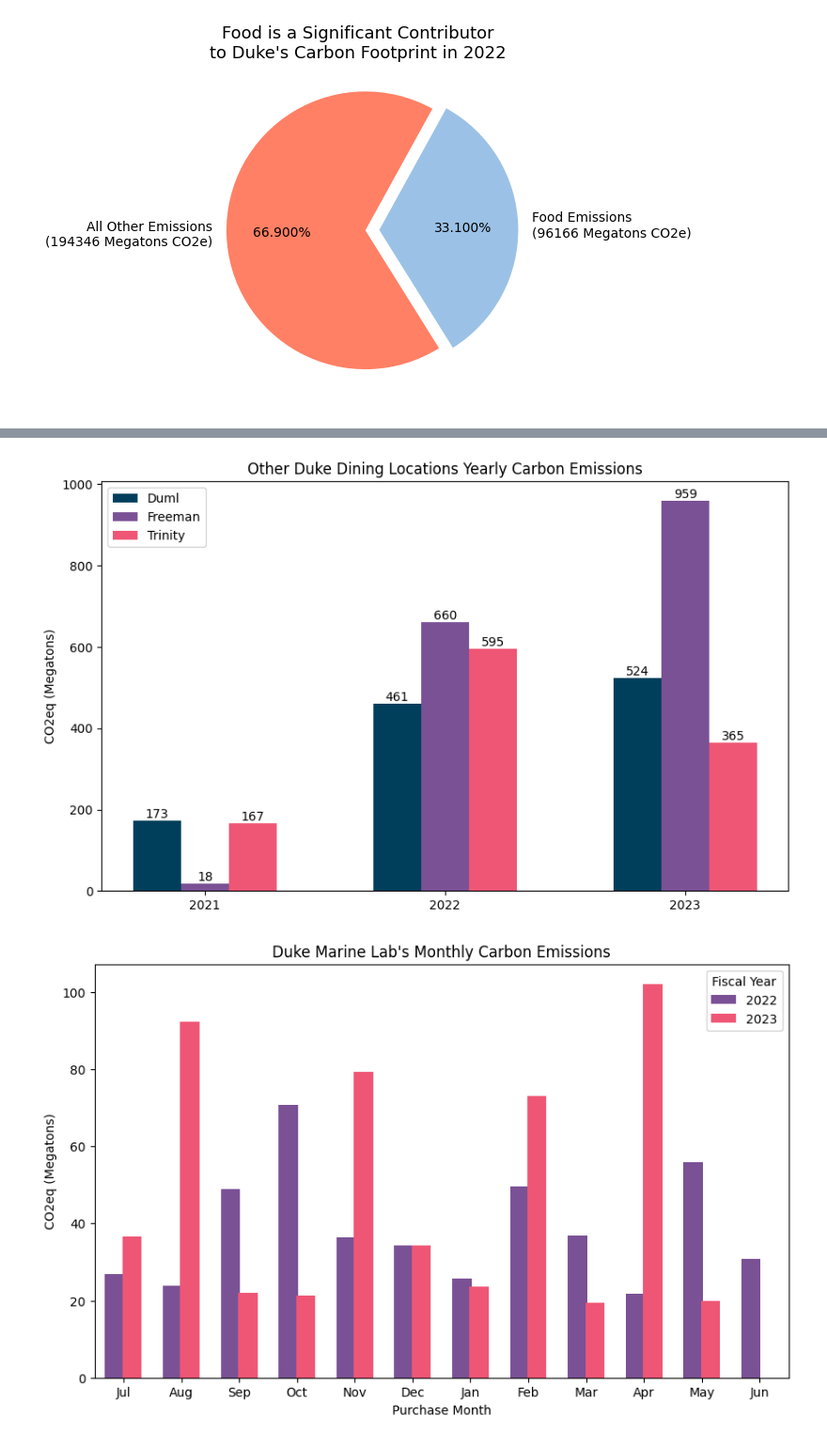
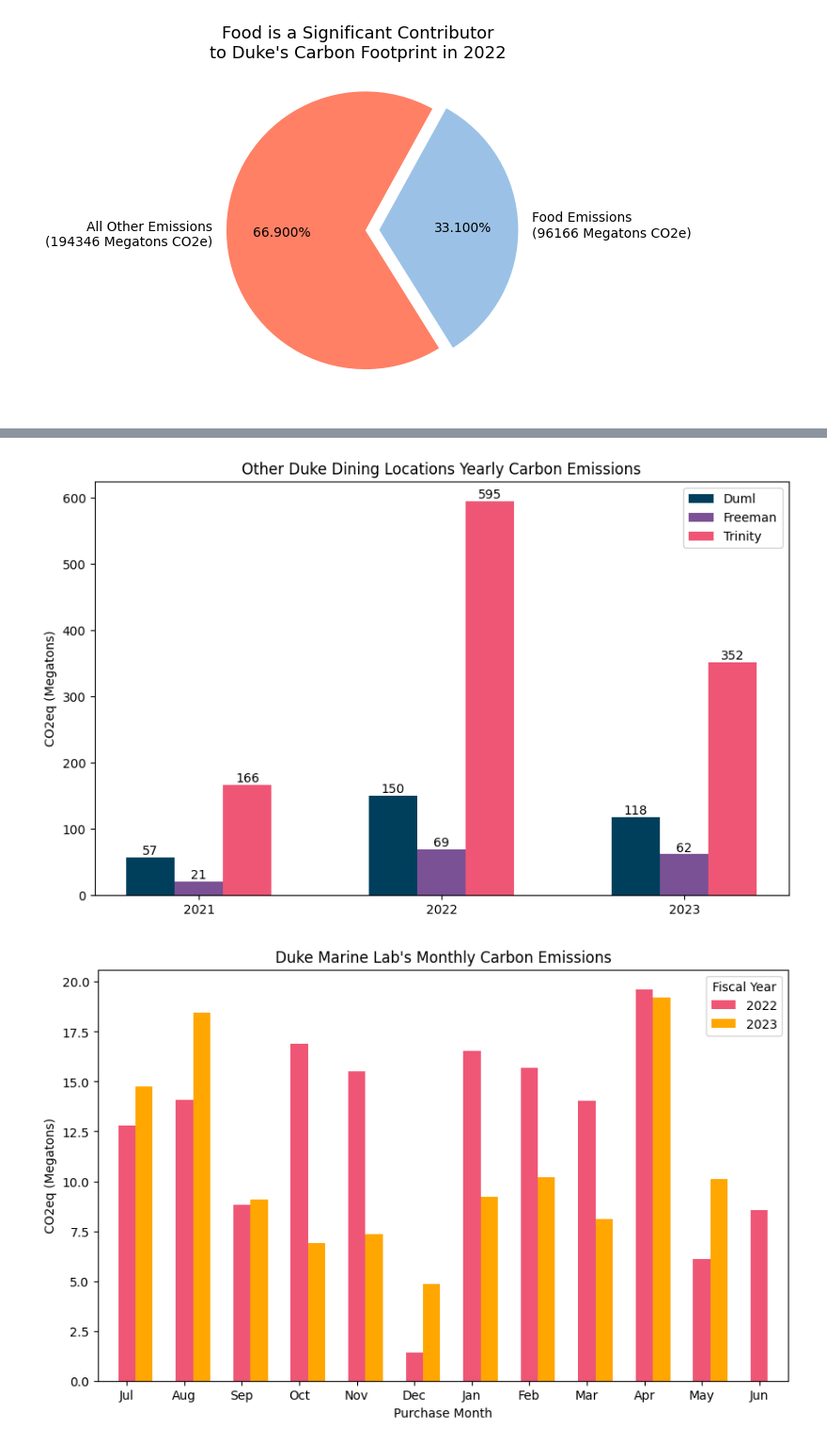
Before and after one commit to ethansong206/Climate-Plus-Project, a Jupyter notebook: DataCleaning.ipynb, the cells around one changed output, grey strips where cells are left out. Shown: that part at 94% size. Cells and saved outputs as stored; diff of their text form; code cells hidden in the pictures.

```diff
--- a/DataCleaning.ipynb
+++ b/DataCleaning.ipynb
@@ -184,3 +184,11 @@ DDReduced = DDReduced[DDReduced['Receive Quantity'] != 0] #get rid of any rows t
 DDReduced['Total Amount'] = DDReduced['Total Amount'].replace({'/' : '*'}, regex = True)
 DDReduced['Total Amount'] = DDReduced.apply(lambda d: eval(d['Total Amount']), axis = 1)
 DDReduced['Total Amount'] = DDReduced['Total Amount'].astype(float) * DDReduced['Receive Quantity'].astype(float)
+
+RQ_whole_number = DDReduced['Receive Quantity'] % 1 == 0
+DDReduced.loc[~RQ_whole_number, 'Total Amount'] = DDReduced.loc[~RQ_whole_number, 'Receive Quantity']
+
+purchase_too_large = (DDReduced['Total Amount'] > 700) & (DDReduced['Unit'] == 'LB')
+DDReduced.loc[purchase_too_large, 'Total Amount'] = DDReduced.loc[purchase_too_large, 'Receive Quantity']
+
+print(DDReduced.head())
@@ -317,6 +348,8 @@ Come back later and try this, too difficult for now
 # %%
 #@title Copy manually labeled data
 #last time manually labeled was 6/21/23
-DDReduced = DDReducedLabeled
+DDReduced = pd.merge(DDReduced, DDReducedLabeled[['Index', 'Vendor Item']], left_index=True, right_on = 'Index', how = 'left')
+DDReduced.rename(columns={'Vendor Item_y': 'Vendor Item'}, inplace=True)
+DDReduced.drop('Vendor Item_x', axis=1, inplace=True)
 # %%
 #@title Explore labeled data
@@ -535,11 +568,11 @@ spices_er = .87
 legumes_er = 1.8 #sarah bridle beans and pulses
 grain_er = .226
 pork_er = 10.2 #sarah bridle
-#beef_er = 43.7 #sarah bridle
-beef_er = 26.45 #heller
+beef_er = 43.7 #sarah bridle
+#beef_er = 26.45 #heller
 yogurt_er = 2.02
 milk_er = 2.5 #sarah bridle
-seafood_er = 5.72 #average of seafood, update Master spreadsheet
+seafood_er = 13.6 #sarah bridle global
 sugar_er = 2.055
 oil_er = 3.16
 mushroom_er = 2.54
@@ -979,41 +1012,41 @@ ax1.set_xticklabels(years1)
 plt.legend()
 plt.show()
 # %% [output]
-[figure, old version]
+[figure, new version]
 # %%
 #@title DuML Location Monthly
 metrics_duml = df_duml.groupby(['Fiscal Year', 'Purchase Month'])['CO2e(kg)'].sum() / 1000
 purchase_months = np.roll(np.arange(1, 13), -6)
 years_duml = df_duml['Fiscal Year'].unique()
 template = pd.MultiIndex.from_product([years_duml, purchase_months], names=['Fiscal Year', 'Purchase Month']).to_frame(index=False)
 metrics_filled_duml = pd.merge(template, metrics_duml, on=['Fiscal Year', 'Purchase Month'], how='left').fillna(0)
 metrics_filled_duml = metrics_filled_duml[(metrics_filled_duml['Fiscal Year'] != '2020') & (metrics_filled_duml['Fiscal Year'] != '2021')]
 color_map = {year: color for year, color in zip(years2, bar_colors)}
 year_gap = 0.3
-bar_width = 1 / len(years2)
+bar_width = 1.2 / len(years2)
 missing_bars = len(purchase_months) - len(metrics_filled_duml['Purchase Month'].unique())
 bar_positions = np.arange(len(purchase_months) + missing_bars) + 1 * bar_width
 fig_duml, ax_duml = plt.subplots(figsize=(10, 6))
 for i, year in enumerate(years2):
     data = metrics_filled_duml.loc[metrics_filled_duml['Fiscal Year'] == year, 'CO2e(kg)']
     if len(data) == 0:
         continue
     year_offset = (i - len(years2) / 2) * year_gap
     ax_duml.bar(bar_positions + year_offset, data, width=bar_width, color=color_map[year], label=year)
 ax_duml.set_xlabel('Purchase Month')
 ax_duml.set_ylabel('CO2eq (Megatons)')
 ax_duml.set_title('Duke Marine Lab\'s Monthly Carbon Emissions')
 ax_duml.legend(title='Fiscal Year')
 plt.xlim(bar_positions[0] - .5, bar_positions[-1] + .5)
 plt.xticks(bar_positions, purchase_months)
 month_names = [calendar.month_abbr[month] for month in purchase_months]
 plt.xticks(bar_positions, month_names)
 plt.show()
 
 #4 peaks in 2023, more overall spending than in 2022
 #2021 had too many empty months to consider relevant to the visualization
 # %% [output]
-[figure, old version]
+[figure, new version]
 # %%
 #@title Trinity Cafe Monthly
 metrics_trinity = df_trinity.groupby(['Fiscal Year', 'Purchase Month'])['CO2e(kg)'].sum() / 1000
```
Also changed, not shown: parts of 13 cells of this notebook.
